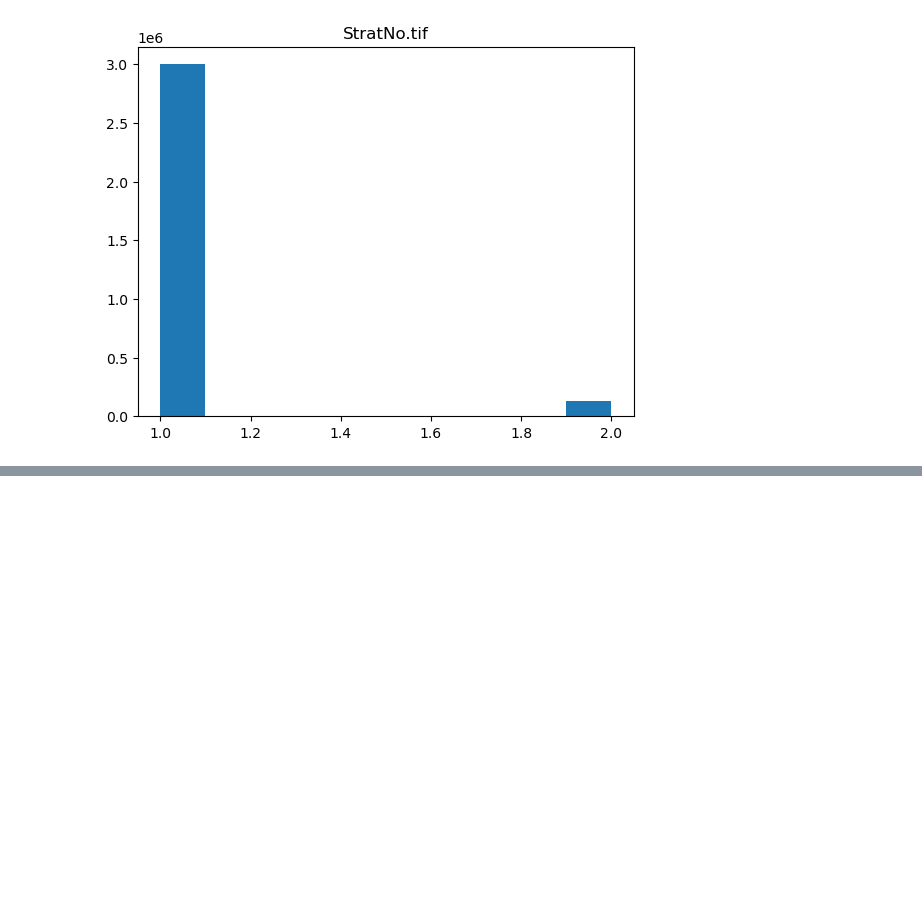
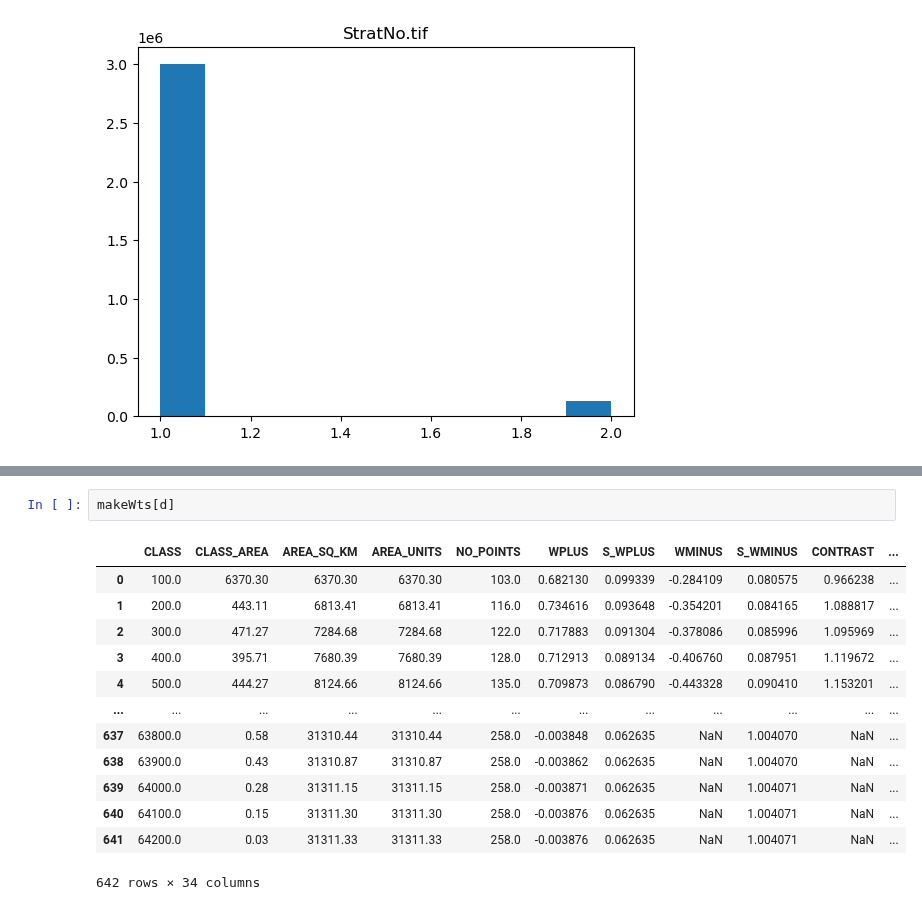
Before and after one commit to RichardScottOZ/Simple-Weights-of-Evidence, a Jupyter notebook: WoE-Test.ipynb, the cells around one changed output, grey strips where cells are left out. Cells and saved outputs as stored; diff of their text form; blank space fills up the shorter version.

```diff
--- a/WoE-Test.ipynb
+++ b/WoE-Test.ipynb
@@ -570,0 +591,16 @@ makeWts['Dist2Breccia.tif'].loc[makeWts['Dist2Breccia.tif']['GEN_CLASS'] == 2]
+# %%
+makeWts[d]
+# %% [output]
+|  | CLASS | CLASS_AREA | AREA_SQ_KM | AREA_UNITS | NO_POINTS | WPLUS | S_WPLUS | WMINUS | S_WMINUS | CONTRAST | ... |
+| 0 | 100.0 | 6370.30 | 6370.30 | 6370.30 | 103.0 | 0.682130 | 0.099339 | -0.284109 | 0.080575 | 0.966238 | ... |
+| 1 | 200.0 | 443.11 | 6813.41 | 6813.41 | 116.0 | 0.734616 | 0.093648 | -0.354201 | 0.084165 | 1.088817 | ... |
+| 2 | 300.0 | 471.27 | 7284.68 | 7284.68 | 122.0 | 0.717883 | 0.091304 | -0.378086 | 0.085996 | 1.095969 | ... |
+| 3 | 400.0 | 395.71 | 7680.39 | 7680.39 | 128.0 | 0.712913 | 0.089134 | -0.406760 | 0.087951 | 1.119672 | ... |
+| 4 | 500.0 | 444.27 | 8124.66 | 8124.66 | 135.0 | 0.709873 | 0.086790 | -0.443328 | 0.090410 | 1.153201 | ... |
+| ... | ... | ... | ... | ... | ... | ... | ... | ... | ... | ... | ... |
+| 637 | 63800.0 | 0.58 | 31310.44 | 31310.44 | 258.0 | -0.003848 | 0.062635 | NaN | 1.004070 | NaN | ... |
+| 638 | 63900.0 | 0.43 | 31310.87 | 31310.87 | 258.0 | -0.003862 | 0.062635 | NaN | 1.004070 | NaN | ... |
+| 639 | 64000.0 | 0.28 | 31311.15 | 31311.15 | 258.0 | -0.003871 | 0.062635 | NaN | 1.004071 | NaN | ... |
+| 640 | 64100.0 | 0.15 | 31311.30 | 31311.30 | 258.0 | -0.003876 | 0.062635 | NaN | 1.004071 | NaN | ... |
+| 641 | 64200.0 | 0.03 | 31311.33 | 31311.33 | 258.0 | -0.003876 | 0.062635 | NaN | 1.004071 | NaN | ... |
+642 rows × 34 columns
```
Also changed, not shown: parts of 10 cells of this notebook.
